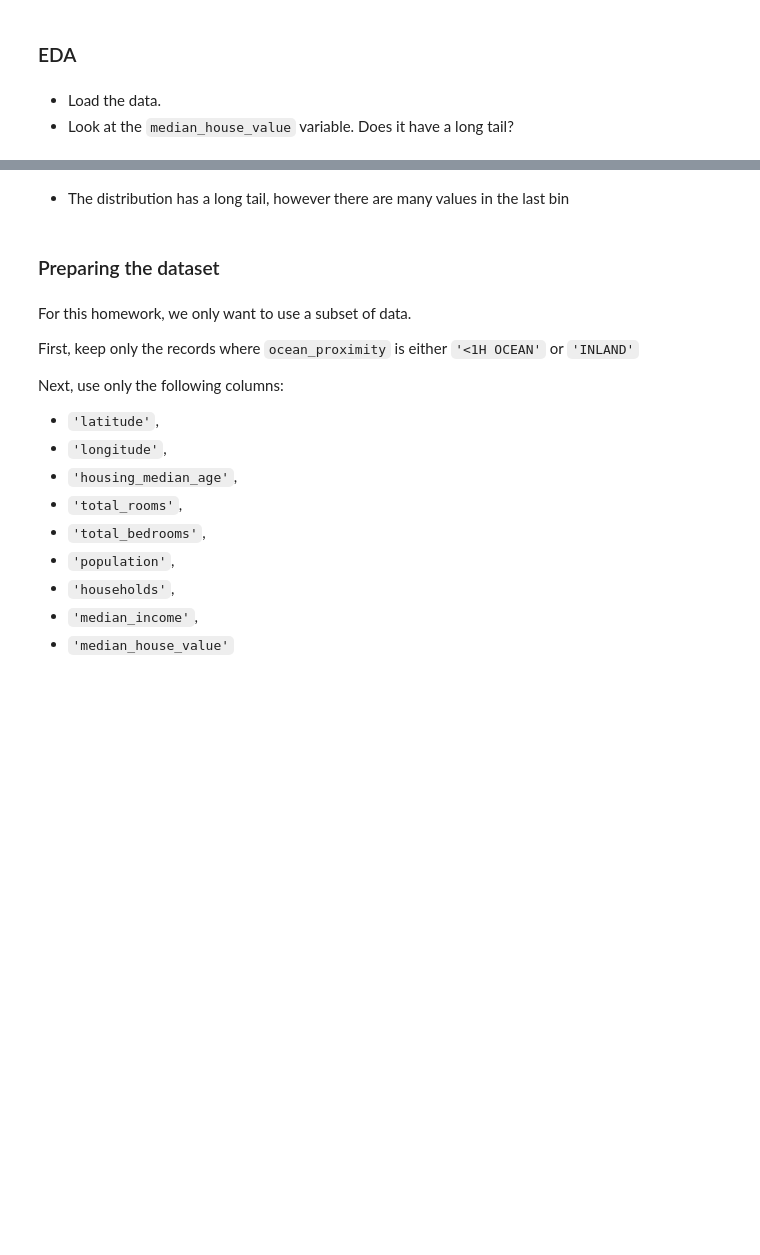
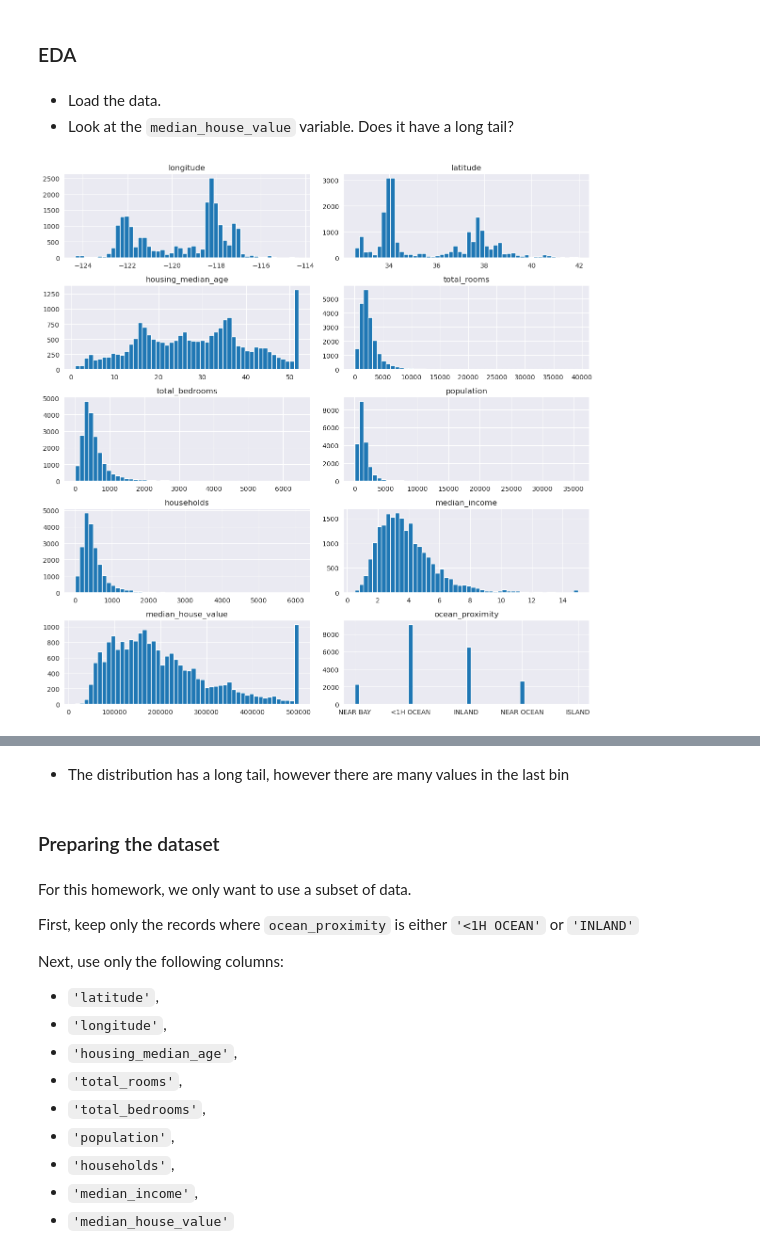
Before and after one commit to joweyel/ml-zoomcamp-material, a Jupyter notebook: 02-regression/homework/solution.ipynb, the cells around one changed output, grey strips where cells are left out. Saved outputs shown, nothing was run; the diff lists cells and outputs as text; code cells hidden in the pictures; blank space fills up the shorter version.

```diff
--- a/02-regression/homework/solution.ipynb
+++ b/02-regression/homework/solution.ipynb
@@ -20,6 +22,25 @@ HTTP request sent, awaiting response... 416 Range Not Satisfiable
 - Look at the `median_house_value` variable. Does it have a long tail?
 # %%
 df_all = pd.read_csv("housing.csv")
+# %%
+cols = list(df_all.columns)
+
+n_rows = 5
+n_cols = 2
+fig, ax = plt.subplots(n_rows, n_cols)
+fig.set_size_inches(12, 12)
+
+i = 0
+for r in range(n_rows):
+    for c in range(n_cols):
+        ax[r, c].hist(df_all[cols[i]], bins=50)
+        ax[r, c].set_title(cols[i])
+        i += 1
+
+plt.tight_layout()
+plt.show()
+# %% [output]
+[figure, added]
 # %%
 mhv = df_all['median_house_value'].values
 plt.hist(mhv, bins=100); plt.show()
```
Also changed, not shown: parts of 31 cells of this notebook, 1 other file.
